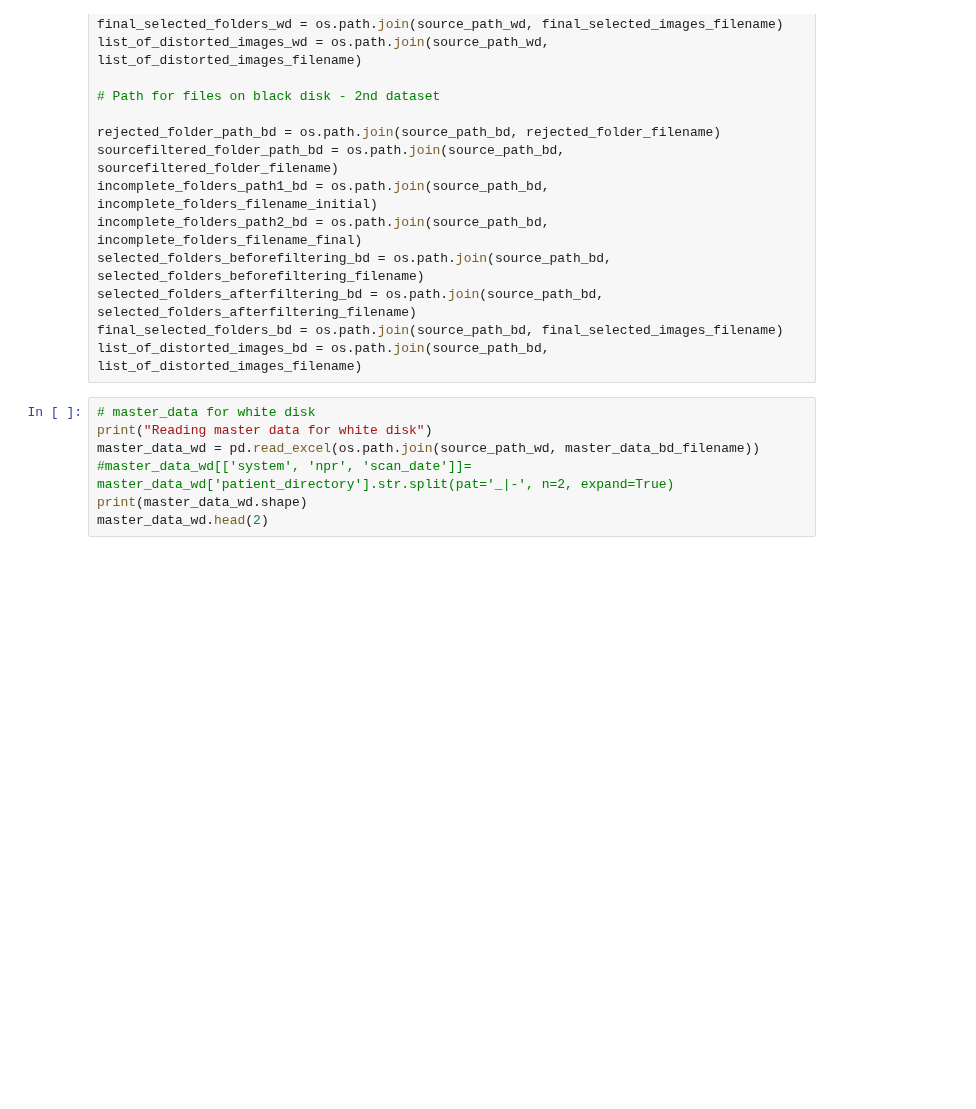
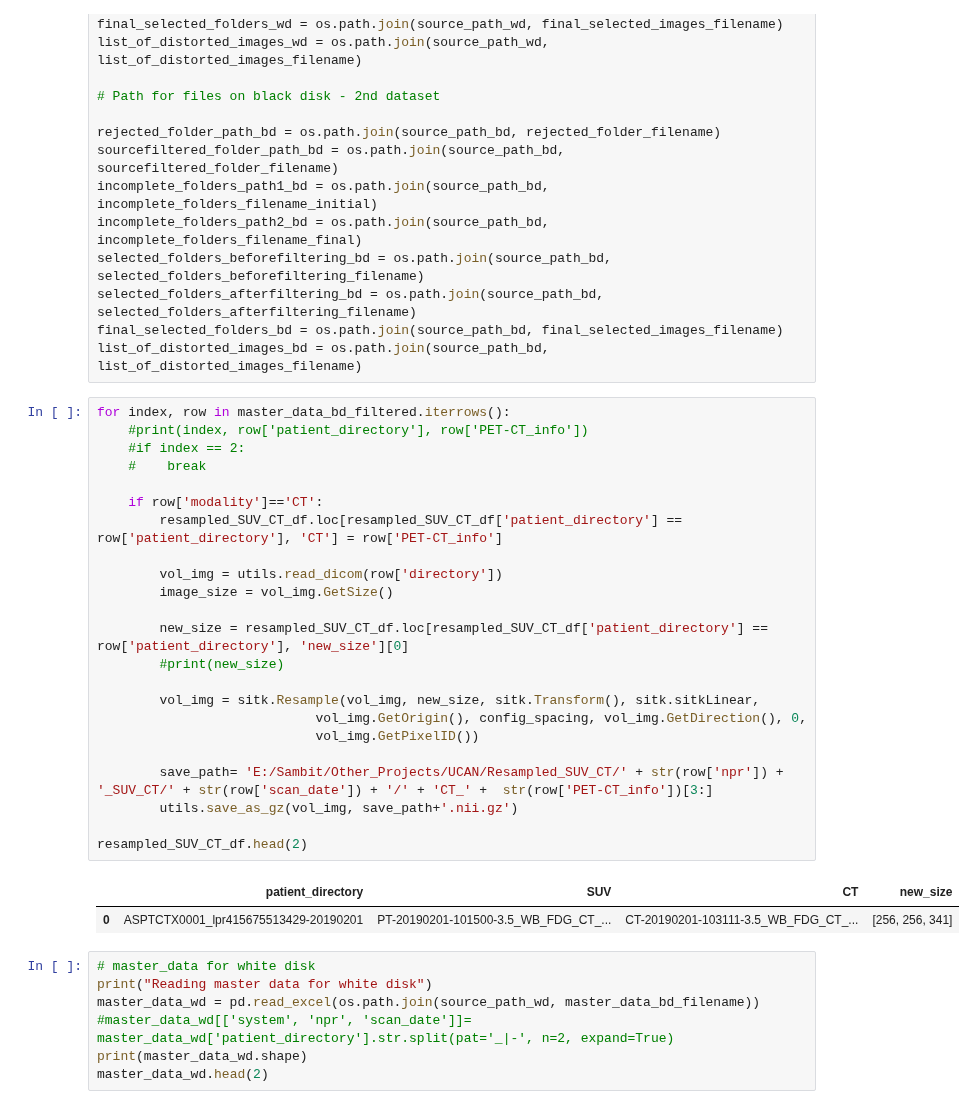
Before and after one commit to NickosKal/UCAN-PET-CT-image-data-handling-pipeline, a Jupyter notebook: Task1_2/testpatientsondisk1and2.ipynb, the cells around one changed output. Saved outputs shown, nothing was run; the diff lists cells and outputs as text; blank space fills up the shorter version.

Commit message:
resampling SUV and CT and checking data validity

```diff
--- a/Task1_2/testpatientsondisk1and2.ipynb
+++ b/Task1_2/testpatientsondisk1and2.ipynb
@@ -69,6 +70,32 @@ selected_folders_beforefiltering_bd = os.path.join(source_path_bd, selected_fold
 selected_folders_afterfiltering_bd = os.path.join(source_path_bd, selected_folders_afterfiltering_filename)
 final_selected_folders_bd = os.path.join(source_path_bd, final_selected_images_filename)
 list_of_distorted_images_bd = os.path.join(source_path_bd, list_of_distorted_images_filename)
+# %%
+for index, row in master_data_bd_filtered.iterrows():
+    #print(index, row['patient_directory'], row['PET-CT_info'])
+    #if index == 2:
+    #    break
+
+    if row['modality']=='CT':
+        resampled_SUV_CT_df.loc[resampled_SUV_CT_df['patient_directory'] == row['patient_directory'], 'CT'] = row['PET-CT_info']
+
+        vol_img = utils.read_dicom(row['directory'])
+        image_size = vol_img.GetSize()
+
+        new_size = resampled_SUV_CT_df.loc[resampled_SUV_CT_df['patient_directory'] == row['patient_directory'], 'new_size'][0]
+        #print(new_size)
+
+        vol_img = sitk.Resample(vol_img, new_size, sitk.Transform(), sitk.sitkLinear,
+                            vol_img.GetOrigin(), config_spacing, vol_img.GetDirection(), 0,
+                            vol_img.GetPixelID())
+
+        save_path= 'E:/Sambit/Other_Projects/UCAN/Resampled_SUV_CT/' + str(row['npr']) + '_SUV_CT/' + str(row['scan_date']) + '/' + 'CT_' +  str(row['PET-CT_info'])[3:]
+        utils.save_as_gz(vol_img, save_path+'.nii.gz')
+
+resampled_SUV_CT_df.head(2)
+# %% [output]
+|  | patient_directory | SUV | CT | new_size |
+| 0 | ASPTCTX0001_lpr415675513429-20190201 | PT-20190201-101500-3.5_WB_FDG_CT_... | CT-20190201-103111-3.5_WB_FDG_CT_... | [256, 256, 341] |
 # %%
 # master_data for white disk
 print("Reading master data for white disk")
```
Also changed, not shown: parts of 39 cells of this notebook, 5 other files.
